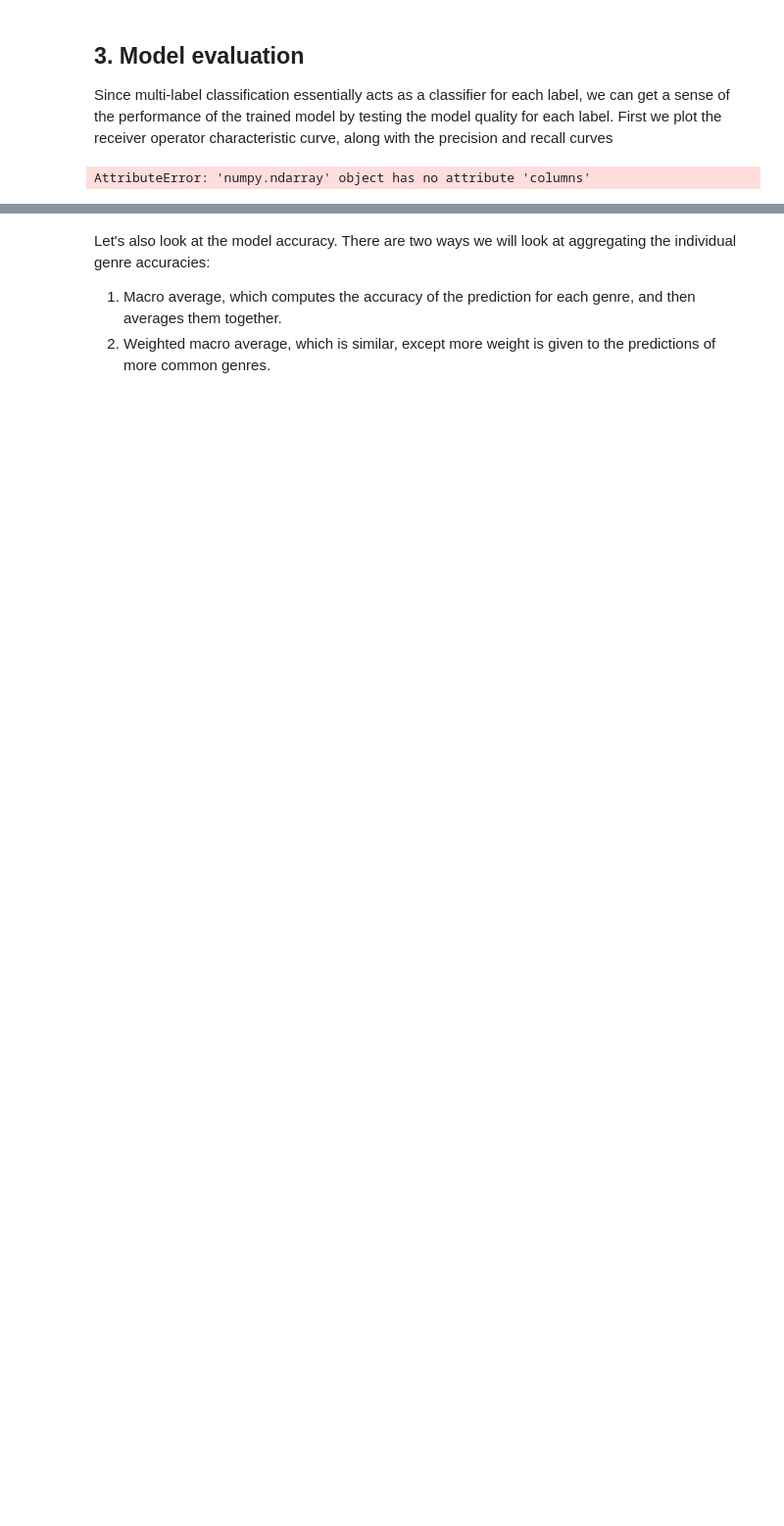
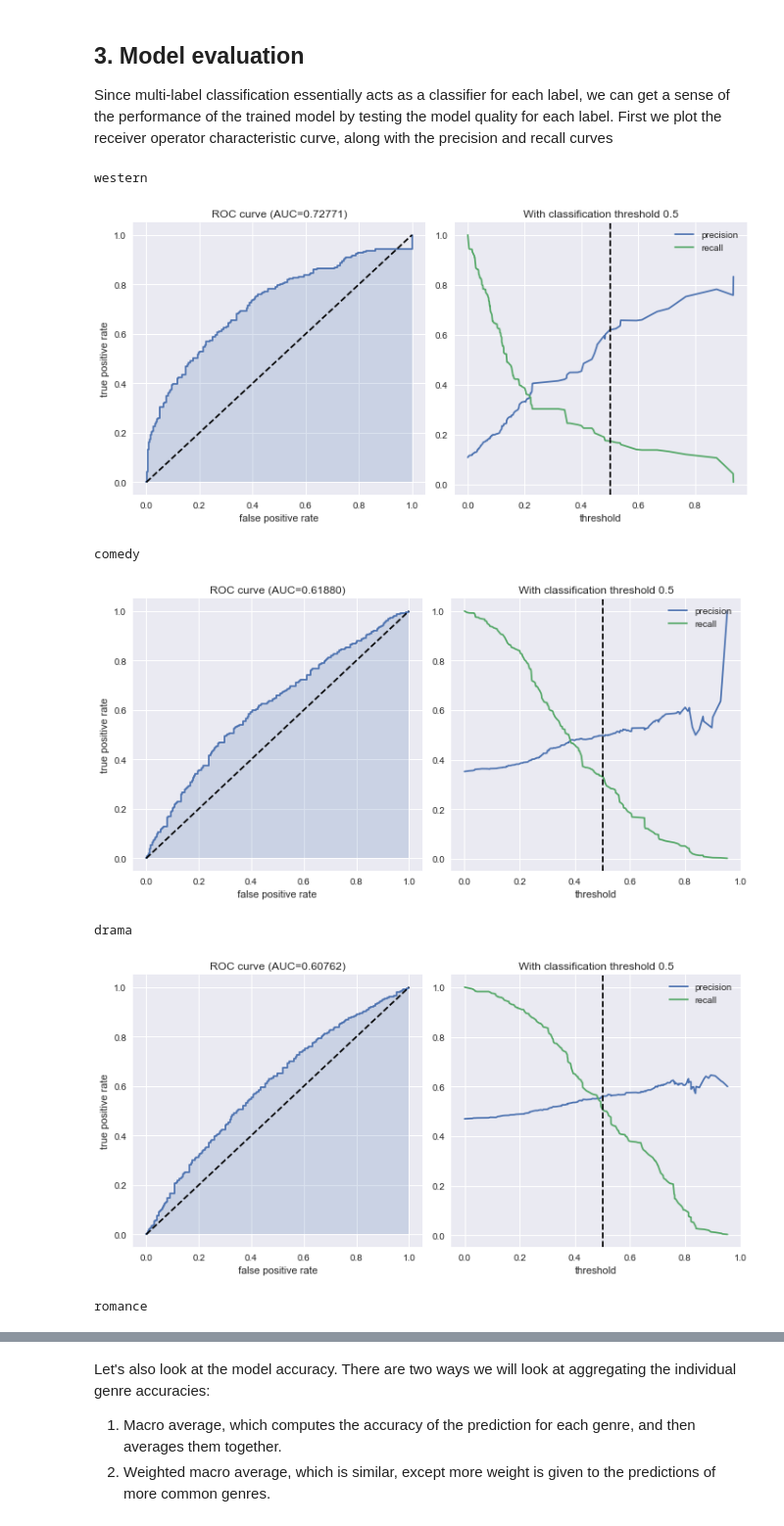
Before and after one commit to stephenhermes/sam-jack, a Jupyter notebook: notebooks/5.0-sh-genre-modeling.ipynb, the cells around one changed output, grey strips where cells are left out. Shown at 98% size. Drawn from its saved outputs; the diff is of its cells as text; code cells hidden in the pictures; blank space fills up the shorter version.

Commit message:
Added images

```diff
--- a/notebooks/5.0-sh-genre-modeling.ipynb
+++ b/notebooks/5.0-sh-genre-modeling.ipynb
@@ -284,10 +284,10 @@ test: 15.65370
 # %% [markdown]
 First we tune the number of trees in the forest, which is fairly decoupled from other hyper-parameters. Increasing the number of trees tends to improve model performance up to a point, but eventually becomes more of a computational burden than it is worth. It does not have a regularization effect, so we only consider how train error is influenced by number of trees. (Increasing the number of trees really only serves to decrease the variance of the model.)
 # %%
-ns = np.arange(0, 2500, 500, dtype=int)
+ns = np.arange(0, 1500, 500, dtype=np.int32)
 ns[0] = 100     # More reasonable starting point
-loss_test = np.zeros_like(ns, dtype=float)
-loss_train = np.zeros_like(ns, dtype=float)
+loss_test = np.zeros_like(ns, dtype=np.float32)
+loss_train = np.zeros_like(ns, dtype=np.float32)
 for idx, n in enumerate(ns):
     # Refit with specified n_estimators
     estimator.set_params(randomforestclassifier__n_estimators=n)
@@ -338,3 +319,8 @@ The training loss drops off sharply, but does not improve much after about 500 t
 # %%
+# Turn off warm start to retrain model
+_ = estimator.set_params(randomforestclassifier__warm_start=False)
 # Not making much of a difference, after 500
-estimator.set_params(randomforestclassifier__n_estimators=500)
+# _ = estimator.set_params(randomforestclassifier__n_estimators=500)
+
+# Laptop friendly setting
+_ = estimator.set_params(randomforestclassifier__n_estimators=1)
@@ -362,8 +343,8 @@ params = {
 # either way were training 500 * 3 * 10 = 15,000 trees...
 classifier = RandomizedSearchCV(
     estimator, params,
-    cv=3, n_iter=1, random_state=42, n_jobs=4,
-    scoring='log_loss'
+    cv=2, n_iter=1, random_state=42, n_jobs=1,
+    scoring='roc_auc', verbose=1
 )
 # %%
 classifier.fit(corpus_train, labels_train)
@@ -410,7 +392,7 @@ def plot_roc(y_true, y_pred, threshold=None):
     fpr, tpr, thr = roc_curve(y_true, y_pred)
     prec, recall, thr2 = precision_recall_curve(y_true, y_pred)
 
-    plt.figure()
+    plt.figure(figsize=(10, 5))
     # FP vs FN
     plt.subplot(121)
     plt.step(fpr, tpr, where='post')
@@ -438,9 +420,15 @@ def plot_roc(y_true, y_pred, threshold=None):
     plt.close()
 # %%
 for idx, y_hat in enumerate(y_pred_test_raw):
-    genre = label_names
+    genre = label_names[idx]
     print(genre)
     y_true = labels_test[:, idx]
     plot_roc(y_true, y_hat[:, 1], threshold=0.5)
 # %% [output]
-AttributeError: 'numpy.ndarray' object has no attribute 'columns'
+western
+[figure, added]
+comedy
+[figure, added]
+drama
+[figure, added]
+romance
```
Also changed, not shown: parts of 12 cells of this notebook.
